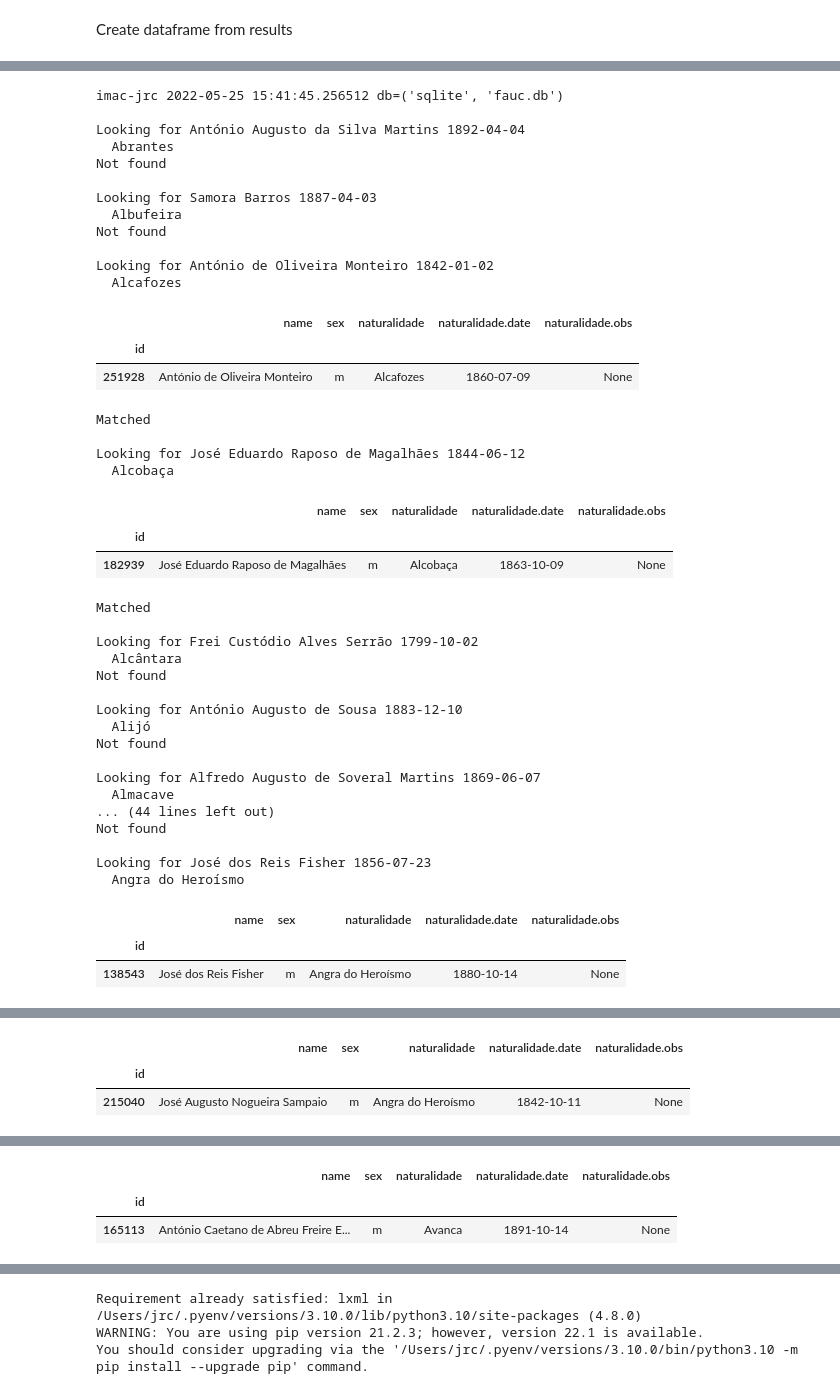
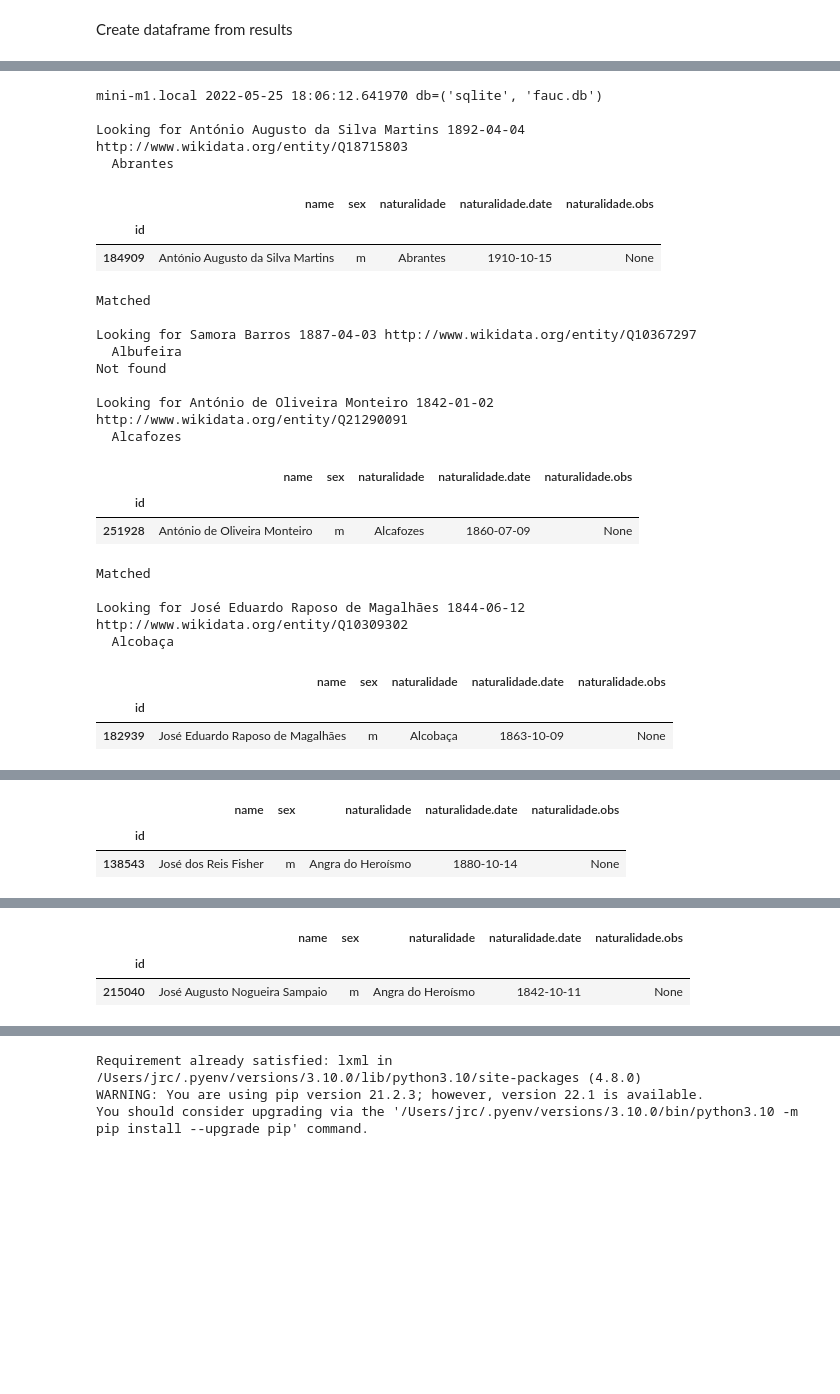
Before and after one commit to joaquimrcarvalho/fauc1537-1919, a Jupyter notebook: notebooks/995-linked_data_sandbox.ipynb, the cells around one changed output, grey strips where cells are left out. Saved outputs shown, nothing was run; the diff lists cells and outputs as text; code cells hidden in the pictures; blank space fills up the shorter version.

Commit message:
Improve matching wikidata-FAUC

```diff
--- a/notebooks/995-linked_data_sandbox.ipynb
+++ b/notebooks/995-linked_data_sandbox.ipynb
@@ -125,6 +125,7 @@ import pandas as pd
 
 
 tuples = [(
+            student.get('student',{'value':None})['value'],
             student.get('studentLabel',{'value':None})['value'],
             student.get('bnp_idLabel',{'value':None})['value'],
             student.get('birthPlaceLabel',{'value':None})['value'],
@@ -133,7 +134,7 @@ tuples = [(
             )
             for student in records]
 
-students = pd.DataFrame(tuples, columns=['name','bnp_id','naturalidade','placeID','data_nasc'])
+students = pd.DataFrame(tuples, columns=['wikidata','name','bnp_id','naturalidade','placeID','data_nasc'])
 # %%
 
 students.info()
@@ -153,4 +155,6 @@ memory usage: 17.9+ KB
 # %%
+import warnings
+
 from timelinknb.pandas import attribute_to_df
 from timelinknb import current_time,current_machine, get_db
 from ucalumni.config import default_db
@@ -165,75 +169,68 @@ students['fauc_id'] = None
 
 not_found = 0
 match = 0
 ambiguous = 0
 
 for i,row in students.iterrows():
+    uri = row['wikidata']
     name = row['name']
     name_like = name.split(" ")[0]+'%'+name.split(" ")[-1]
     birth_date = row['data_nasc']
     print()
-    print(f"Looking for {name} {birth_date}")
+    print(f"Looking for {name} {birth_date} {uri}")
     if row['naturalidade'] is not None:
         place = row['naturalidade']
         print(f"  {place}")
-        candidates = attribute_to_df('naturalidade',the_value=place,name_like=name_like,dates_in=(birth_date,'1900-00-00' ))
+        candidates = attribute_to_df('naturalidade',the_value='%'+place+'%',name_like=name_like,dates_in=(birth_date,'1920-00-00' ))
         if candidates.iloc[0].count() == 0:
             print("Not found")
             not_found = not_found + 1
         else:
             display(candidates.head(5))
             if len(candidates.index) == 1:
                 print("Matched")
                 fauc_id = candidates.iloc[0].name
                 match = match + 1
                 students.loc[i]['fauc_id'] = fauc_id
-            else:
-                print("Ambiguous")
-                ambiguous = ambiguous + 1
+            else:  # check if one name matches exactly
+                hit = candidates[candidates['name'] == name]
+                if len(hit) == 0:
+                    print("Ambiguous")
+                    ambiguous = ambiguous + 1
+                elif len(hit) > 0:
+                    print("Matched")
+                    fauc_id = hit.iloc[0].name  # note this 'name' is the index entry
+                    match = match + 1
+                    students.loc[i]['fauc_id'] = fauc_id
+                    if len(hit) > 1 :
+                        warnings.warn("Possible duplicates: "+", ".join(hit.index.values))
 
 print(f"Matched {match} ambiguous {ambiguous} not found {not_found}")
 # %% [output]
-imac-jrc 2022-05-25 15:41:45.256512 db=('sqlite', 'fauc.db')
+mini-m1.local 2022-05-25 18:06:12.641970 db=('sqlite', 'fauc.db')
 
-Looking for António Augusto da Silva Martins 1892-04-04
+Looking for António Augusto da Silva Martins 1892-04-04 http://www.wikidata.org/entity/Q18715803
   Abrantes
-Not found
-
-Looking for Samora Barros 1887-04-03
-  Albufeira
-Not found
-
-Looking for António de Oliveira Monteiro 1842-01-02
-  Alcafozes
 |  | name | sex | naturalidade | naturalidade.date | naturalidade.obs |
 | id |  |  |  |  |  |
-| 251928 | António de Oliveira Monteiro | m | Alcafozes | 1860-07-09 | None |
+| 184909 | António Augusto da Silva Martins | m | Abrantes | 1910-10-15 | None |
 Matched
 
-Looking for José Eduardo Raposo de Magalhães 1844-06-12
-  Alcobaça
+Looking for Samora Barros 1887-04-03 http://www.wikidata.org/entity/Q10367297
+  Albufeira
+Not found
+
+Looking for António de Oliveira Monteiro 1842-01-02 http://www.wikidata.org/entity/Q21290091
+  Alcafozes
 |  | name | sex | naturalidade | naturalidade.date | naturalidade.obs |
 | id |  |  |  |  |  |
-| 182939 | José Eduardo Raposo de Magalhães | m | Alcobaça | 1863-10-09 | None |
+| 251928 | António de Oliveira Monteiro | m | Alcafozes | 1860-07-09 | None |
 Matched
 
-Looking for Frei Custódio Alves Serrão 1799-10-02
-  Alcântara
-Not found
-
-Looking for António Augusto de Sousa 1883-12-10
-  Alijó
-Not found
-
-Looking for Alfredo Augusto de Soveral Martins 1869-06-07
-  Almacave
-... (44 lines left out)
-Not found
-
-Looking for José dos Reis Fisher 1856-07-23
-  Angra do Heroísmo
+Looking for José Eduardo Raposo de Magalhães 1844-06-12 http://www.wikidata.org/entity/Q10309302
+  Alcobaça
 |  | name | sex | naturalidade | naturalidade.date | naturalidade.obs |
 | id |  |  |  |  |  |
-| 138543 | José dos Reis Fisher | m | Angra do Heroísmo | 1880-10-14 | None |
+| 182939 | José Eduardo Raposo de Magalhães | m | Alcobaça | 1863-10-09 | None |
 Matched
 
@@ -254,6 +251,6 @@ Looking for José Augusto Nogueira Sampaio 1827-12-11
   Angra do Heroísmo
 |  | name | sex | naturalidade | naturalidade.date | naturalidade.obs |
 | id |  |  |  |  |  |
-| 215040 | José Augusto Nogueira Sampaio | m | Angra do Heroísmo | 1842-10-11 | None |
+| 138543 | José dos Reis Fisher | m | Angra do Heroísmo | 1880-10-14 | None |
 Matched
 
@@ -275,5 +272,5 @@ Looking for António Egas Moniz 1874-11-29
 |  | name | sex | naturalidade | naturalidade.date | naturalidade.obs |
 | id |  |  |  |  |  |
-| 165113 | António Caetano de Abreu Freire E... | m | Avanca | 1891-10-14 | None |
+| 215040 | José Augusto Nogueira Sampaio | m | Angra do Heroísmo | 1842-10-11 | None |
 Matched
 
```
Also changed, not shown: parts of 6 cells of this notebook.
